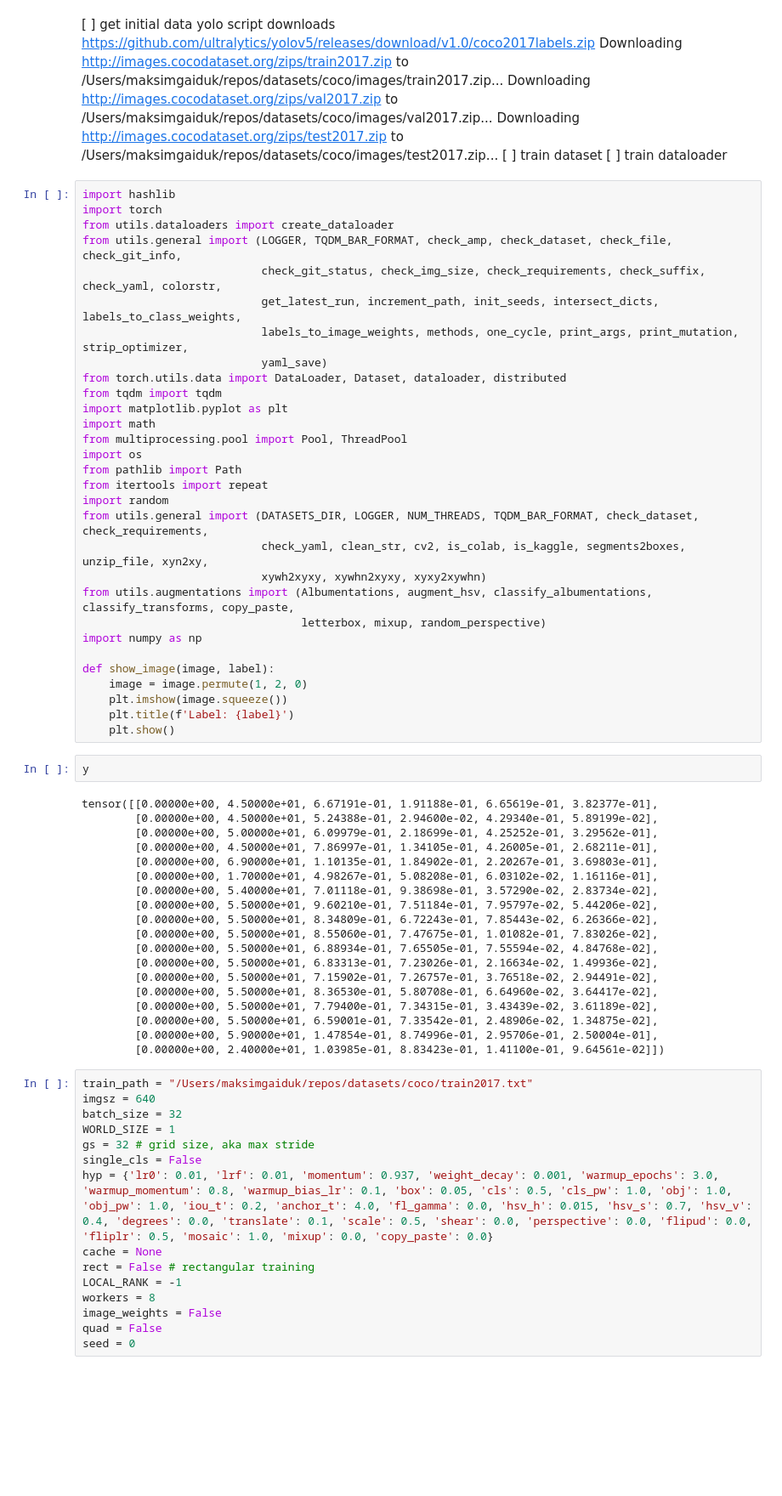
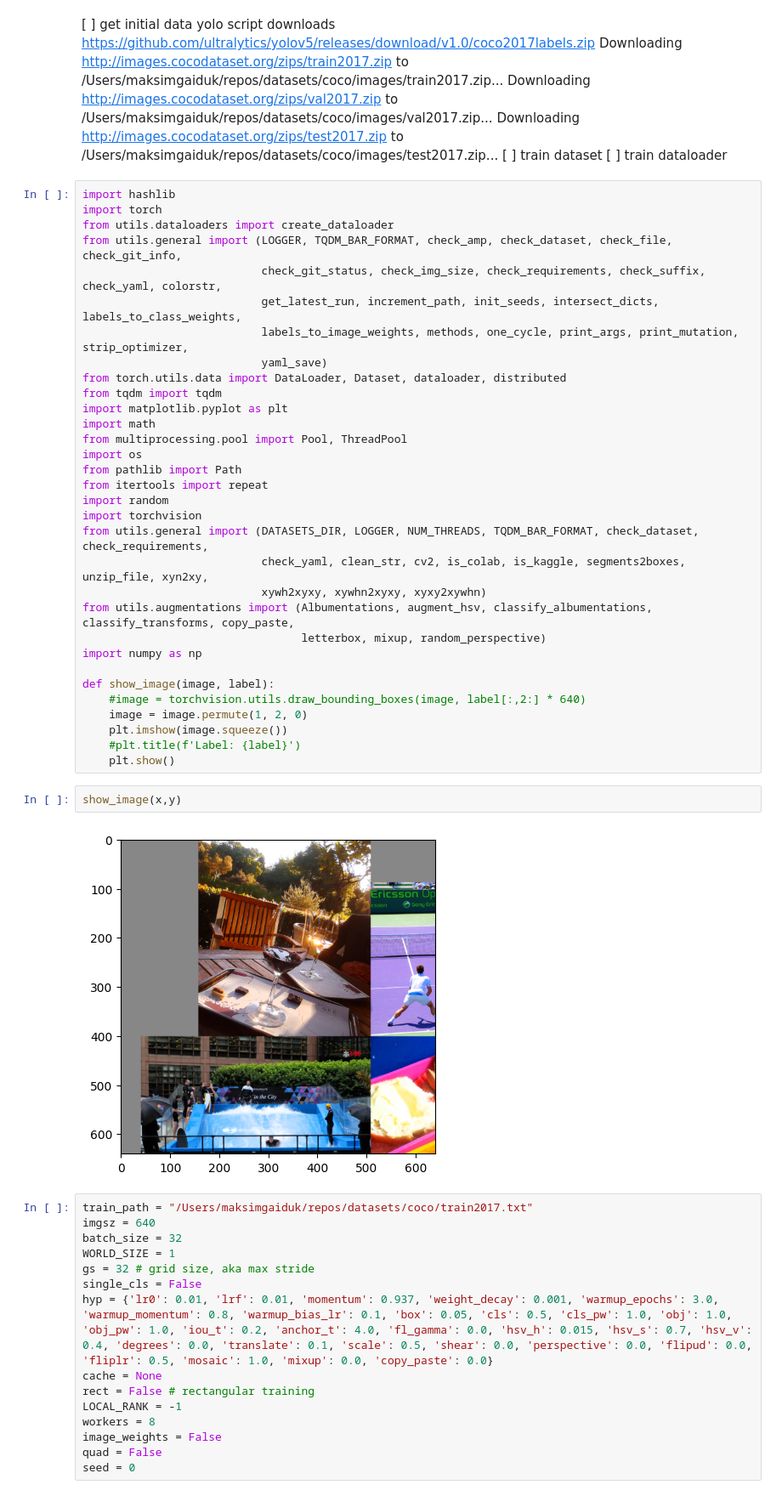
Before and after one commit to adensur/blog, a Jupyter notebook: computer_vision_zero_to_hero/10_yolo_object_detection/sandbox.ipynb, the cells around one changed output. Shown at 85% size. Cells and saved outputs as stored; diff of their text form; blank space fills up the shorter version.

```diff
--- a/computer_vision_zero_to_hero/10_yolo_object_detection/sandbox.ipynb
+++ b/computer_vision_zero_to_hero/10_yolo_object_detection/sandbox.ipynb
@@ -24,6 +24,7 @@ import os
 from pathlib import Path
 from itertools import repeat
 import random
+import torchvision
 from utils.general import (DATASETS_DIR, LOGGER, NUM_THREADS, TQDM_BAR_FORMAT, check_dataset, check_requirements,
                            check_yaml, clean_str, cv2, is_colab, is_kaggle, segments2boxes, unzip_file, xyn2xy,
                            xywh2xyxy, xywhn2xyxy, xyxy2xywhn)
@@ -32,31 +33,15 @@ from utils.augmentations import (Albumentations, augment_hsv, classify_albumenta
 import numpy as np
 
 def show_image(image, label):
+    #image = torchvision.utils.draw_bounding_boxes(image, label[:,2:] * 640)
     image = image.permute(1, 2, 0)
     plt.imshow(image.squeeze())
-    plt.title(f'Label: {label}')
+    #plt.title(f'Label: {label}')
     plt.show()
-# %%
-y
-# %% [output]
-tensor([[0.00000e+00, 4.50000e+01, 6.67191e-01, 1.91188e-01, 6.65619e-01, 3.82377e-01],
-        [0.00000e+00, 4.50000e+01, 5.24388e-01, 2.94600e-02, 4.29340e-01, 5.89199e-02],
-        [0.00000e+00, 5.00000e+01, 6.09979e-01, 2.18699e-01, 4.25252e-01, 3.29562e-01],
-        [0.00000e+00, 4.50000e+01, 7.86997e-01, 1.34105e-01, 4.26005e-01, 2.68211e-01],
-        [0.00000e+00, 6.90000e+01, 1.10135e-01, 1.84902e-01, 2.20267e-01, 3.69803e-01],
-        [0.00000e+00, 1.70000e+01, 4.98267e-01, 5.08208e-01, 6.03102e-02, 1.16116e-01],
-        [0.00000e+00, 5.40000e+01, 7.01118e-01, 9.38698e-01, 3.57290e-02, 2.83734e-02],
-        [0.00000e+00, 5.50000e+01, 9.60210e-01, 7.51184e-01, 7.95797e-02, 5.44206e-02],
-        [0.00000e+00, 5.50000e+01, 8.34809e-01, 6.72243e-01, 7.85443e-02, 6.26366e-02],
-        [0.00000e+00, 5.50000e+01, 8.55060e-01, 7.47675e-01, 1.01082e-01, 7.83026e-02],
-        [0.00000e+00, 5.50000e+01, 6.88934e-01, 7.65505e-01, 7.55594e-02, 4.84768e-02],
-        [0.00000e+00, 5.50000e+01, 6.83313e-01, 7.23026e-01, 2.16634e-02, 1.49936e-02],
-        [0.00000e+00, 5.50000e+01, 7.15902e-01, 7.26757e-01, 3.76518e-02, 2.94491e-02],
-        [0.00000e+00, 5.50000e+01, 8.36530e-01, 5.80708e-01, 6.64960e-02, 3.64417e-02],
-        [0.00000e+00, 5.50000e+01, 7.79400e-01, 7.34315e-01, 3.43439e-02, 3.61189e-02],
-        [0.00000e+00, 5.50000e+01, 6.59001e-01, 7.33542e-01, 2.48906e-02, 1.34875e-02],
-        [0.00000e+00, 5.90000e+01, 1.47854e-01, 8.74996e-01, 2.95706e-01, 2.50004e-01],
-        [0.00000e+00, 2.40000e+01, 1.03985e-01, 8.83423e-01, 1.41100e-01, 9.64561e-02]])
+# %%
+show_image(x,y)
+# %% [output]
+[figure, added]
 # %%
 train_path = "/Users/maksimgaiduk/repos/datasets/coco/train2017.txt"
 imgsz = 640
```
Also changed, not shown: parts of 2 cells of this notebook.
